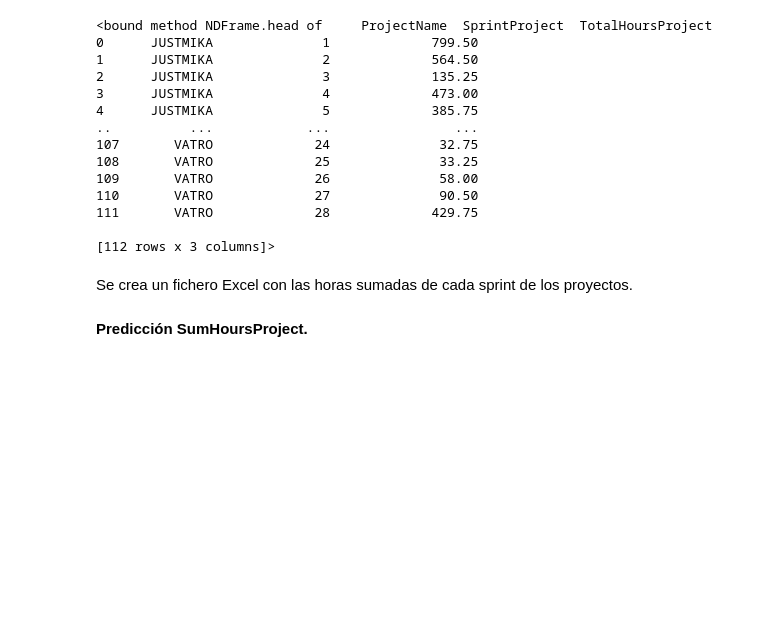
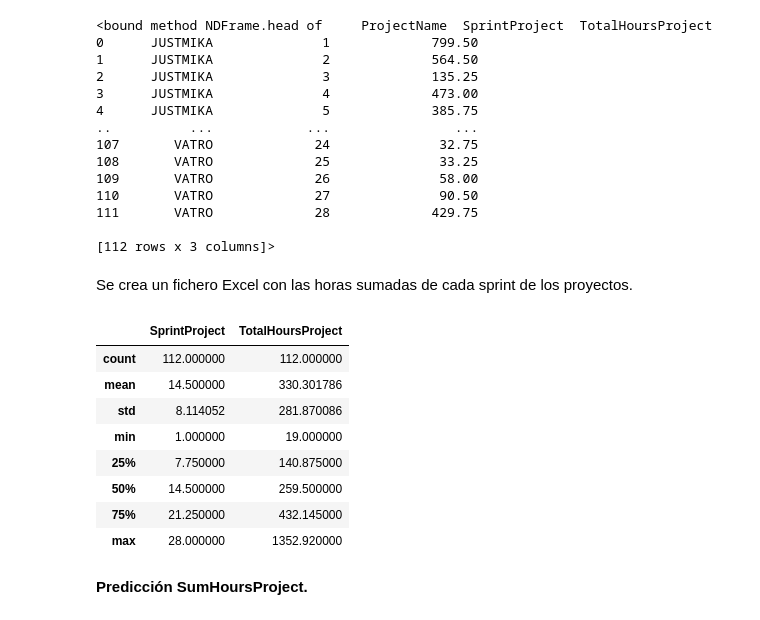
Before and after one commit to GuillermoCervera/TFM-Big-Data-y-Ciencia-de-Datos, a Jupyter notebook: TFM.ipynb, the cells around one changed output. Cells and saved outputs as stored; diff of their text form; code cells hidden in the pictures; blank space fills up the shorter version.

```diff
--- a/TFM.ipynb
+++ b/TFM.ipynb
@@ -833,6 +835,18 @@ Se crea un fichero Excel con las horas sumadas de cada sprint de los proyectos.
 # %%
 # create sum file for projects
 df_projects_working_with_rows.to_excel('SumHoursProjects.xlsx', index=False)
+# %%
+df_projects_working_with_rows.describe()
+# %% [output]
+|  | SprintProject | TotalHoursProject |
+| count | 112.000000 | 112.000000 |
+| mean | 14.500000 | 330.301786 |
+| std | 8.114052 | 281.870086 |
+| min | 1.000000 | 19.000000 |
+| 25% | 7.750000 | 140.875000 |
+| 50% | 14.500000 | 259.500000 |
+| 75% | 21.250000 | 432.145000 |
+| max | 28.000000 | 1352.920000 |
 # %% [markdown]
 **Predicción SumHoursProject.**
 # %%
```
Also changed, not shown: parts of 11 cells of this notebook.
